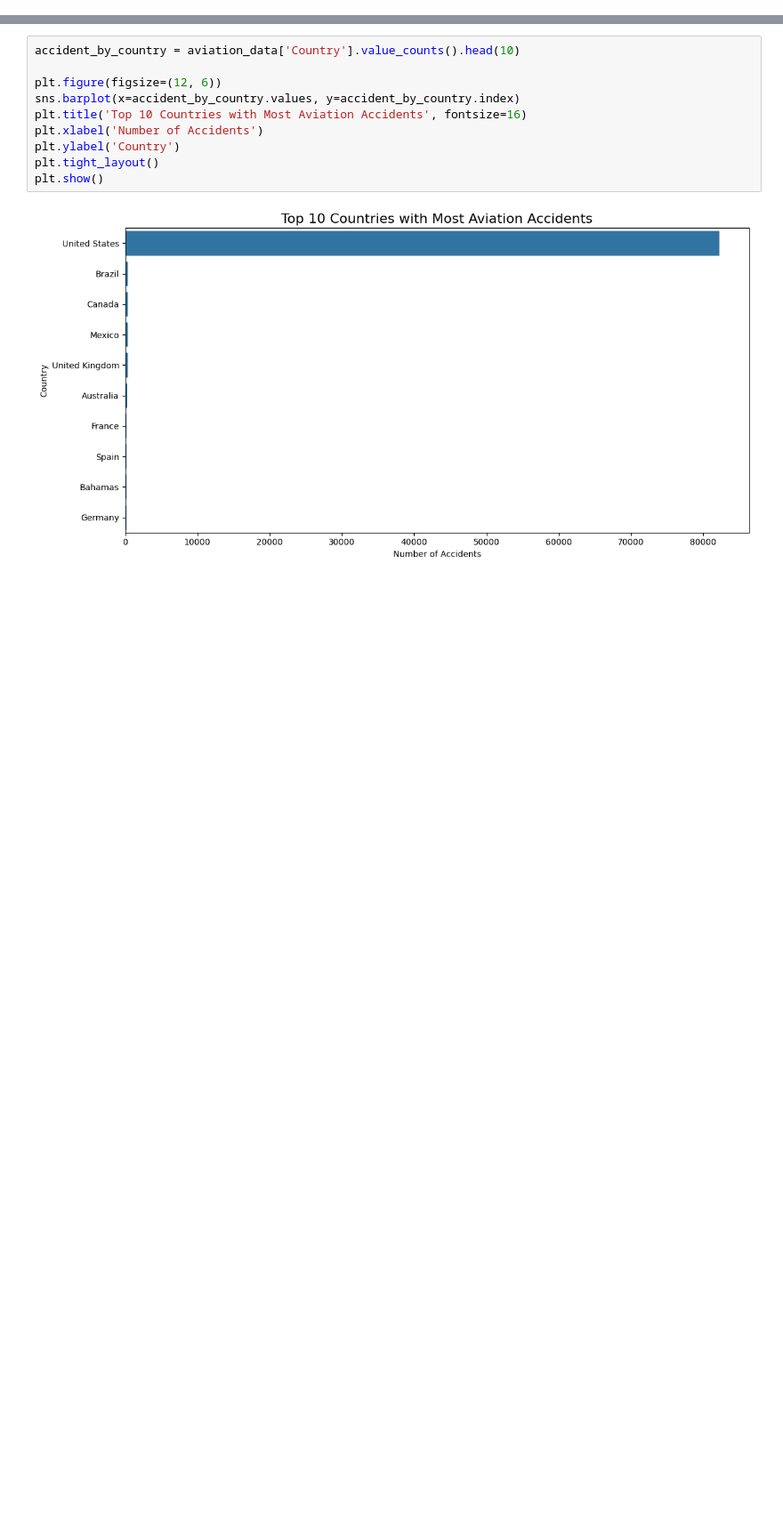
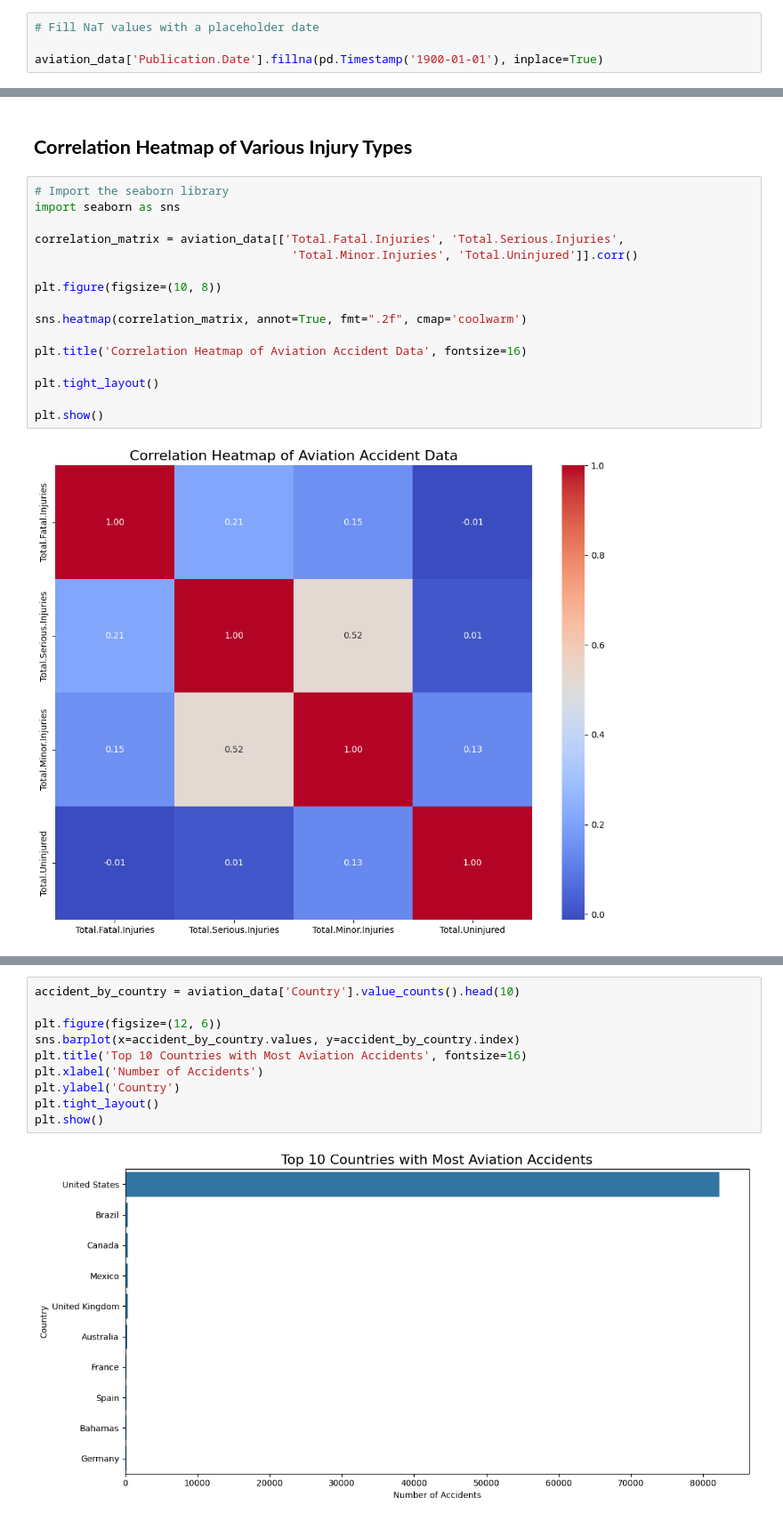
Before and after one commit to KeithKimani/Phase-1-Project, a Jupyter notebook: Student.ipynb, the cells around one changed output, grey strips where cells are left out. Shown at 89% size. Saved outputs shown, nothing was run; the diff lists cells and outputs as text; blank space fills up the shorter version.

```diff
--- a/Student.ipynb
+++ b/Student.ipynb
@@ -136,0 +411,4 @@ This line chart illustrates how the causes of accidents have changed over the ye
+# %%
+# Fill NaT values with a placeholder date
+
+aviation_data['Publication.Date'].fillna(pd.Timestamp('1900-01-01'), inplace=True)
@@ -136,0 +453,21 @@ This line chart illustrates how the causes of accidents have changed over the ye
+# %% [markdown]
+
+## **Correlation Heatmap of Various Injury Types**
+# %%
+# Import the seaborn library
+import seaborn as sns
+
+correlation_matrix = aviation_data[['Total.Fatal.Injuries', 'Total.Serious.Injuries',
+                                     'Total.Minor.Injuries', 'Total.Uninjured']].corr()
+
+plt.figure(figsize=(10, 8))
+
+sns.heatmap(correlation_matrix, annot=True, fmt=".2f", cmap='coolwarm')
+
+plt.title('Correlation Heatmap of Aviation Accident Data', fontsize=16)
+
+plt.tight_layout()
+
+plt.show()
+# %% [output]
+[figure, added]
```
Also changed, not shown: parts of 94 cells of this notebook.
